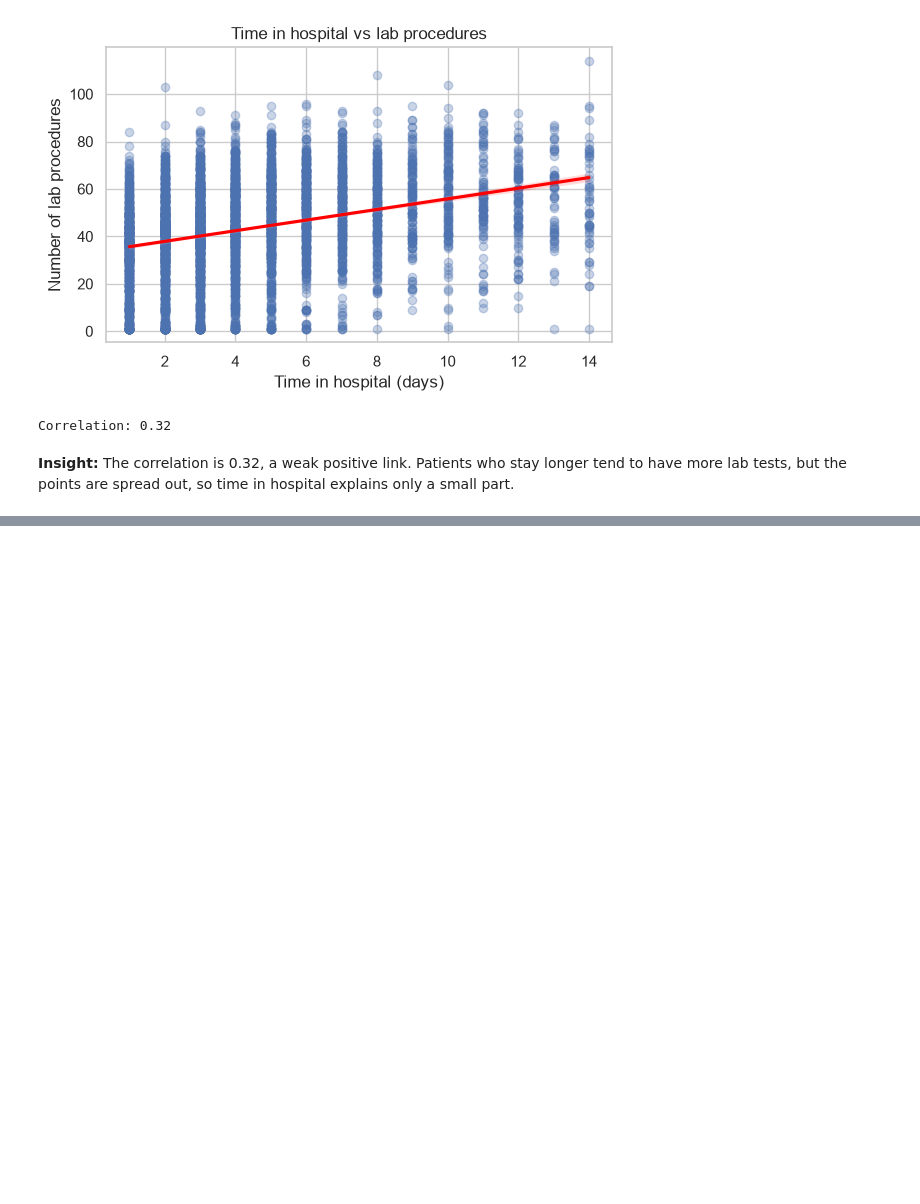
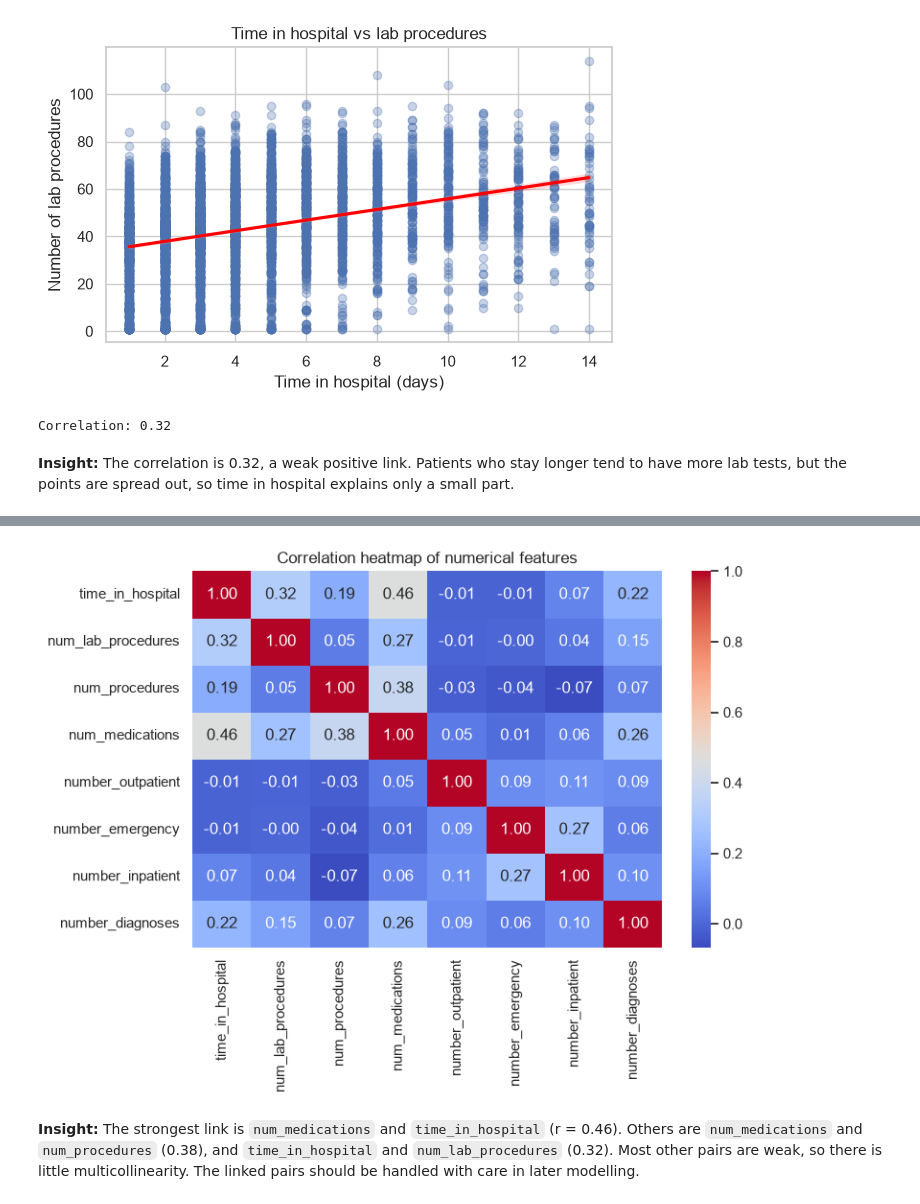
Before and after one commit to ANu-771/ITS-2122-Python-for-Data-Science-AI-Group-Project, a Jupyter notebook: notebooks/03_exploratory_data_analysis_part_02.ipynb, the cells around one changed output, grey strips where cells are left out. Saved outputs shown, nothing was run; the diff lists cells and outputs as text; code cells hidden in the pictures; blank space fills up the shorter version.

Commit message:
correlation heatmap

```diff
--- a/notebooks/03_exploratory_data_analysis_part_02.ipynb
+++ b/notebooks/03_exploratory_data_analysis_part_02.ipynb
@@ -264,0 +271,15 @@ Correlation: 0.32
+# %%
+# Numerical features only (no ID columns)
+numeric_columns = ['time_in_hospital', 'num_lab_procedures', 'num_procedures',
+                   'num_medications', 'number_outpatient', 'number_emergency',
+                   'number_inpatient', 'number_diagnoses']
+
+plt.figure(figsize=(8, 6))
+sns.heatmap(df[numeric_columns].corr(), annot=True, fmt='.2f', cmap='coolwarm')
+plt.title('Correlation heatmap of numerical features')
+plt.tight_layout()
+plt.show()
+# %% [output]
+[figure, added]
+# %% [markdown]
+ **Insight:** The strongest link is `num_medications` and `time_in_hospital` (r = 0.46). Others are `num_medications` and `num_procedures` (0.38), and `time_in_hospital` and `num_lab_procedures` (0.32). Most other pairs are weak, so there is little multicollinearity. The linked pairs should be handled with care in later modelling.
```
Also changed, not shown: parts of 1 cell of this notebook.
